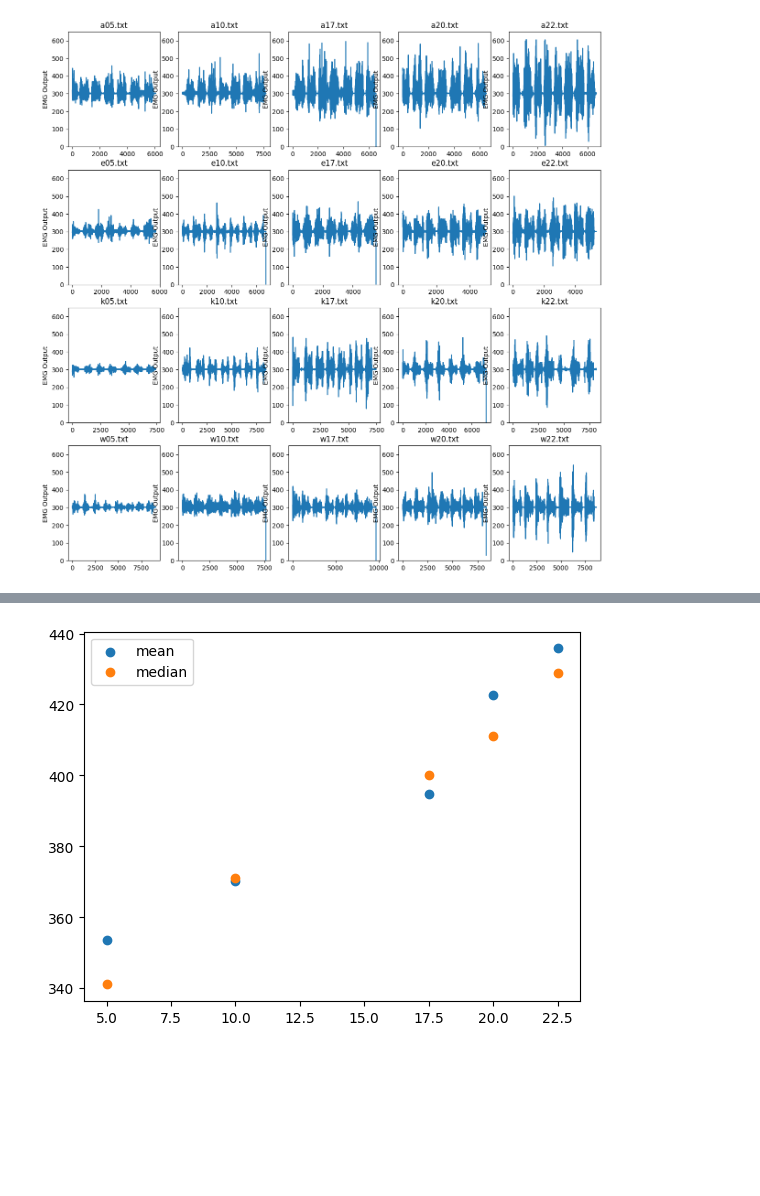
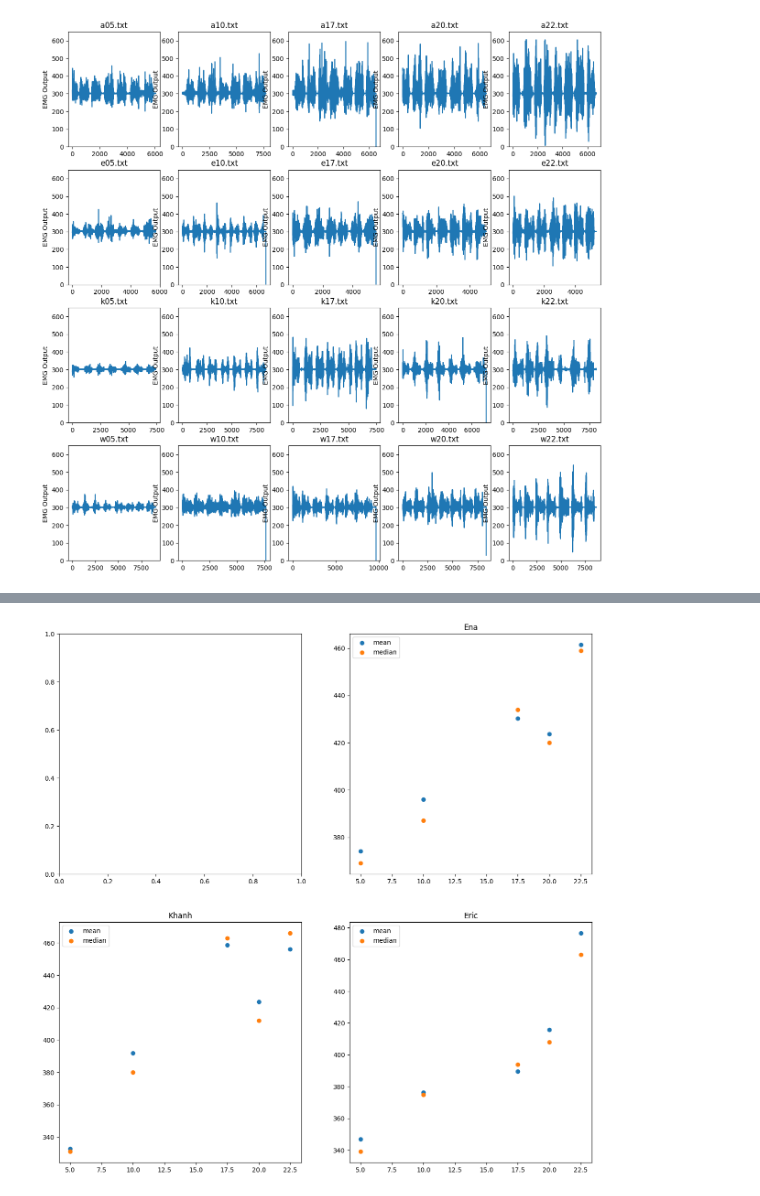
Before and after one commit to nouturnsign/physemg, a Jupyter notebook: preanalysis.ipynb, the cells around one changed output, grey strips where cells are left out. Saved outputs shown, nothing was run; the diff lists cells and outputs as text; code cells hidden in the pictures; blank space fills up the shorter version.

```diff
--- a/preanalysis.ipynb
+++ b/preanalysis.ipynb
@@ -57,6 +57,5 @@ plt.show()
 # %%
-# TODO: temporary data_files, remove when all ranges are in
-data_files = [
+w_data_files = [
     "w05.txt",
     "w10.txt",
     "w17.txt",
@@ -64,7 +63,7 @@ data_files = [
     "w22.txt",
 ]
 
-ranges = [
+w_ranges = [
     # w05
     (0, 900),
     (1000, 2000),
@@ -109,21 +210,27 @@ ranges = [
 # %%
-range_it = iter(ranges)
+def plot_central_tendencies(ax, ranges, data_files, name):
+    range_it = iter(ranges)
+    mean_maximums = []
+    median_maximums = []
+    for file in data_files:
+        position = np.loadtxt(os.path.join(data_directory, file))
+        maximums = []
+        for _ in range(7):
+            i_left, i_right = next(range_it)
+            maximums.append(np.max(position[i_left:i_right]))
+        mean_maximums.append(np.mean(maximums))
+        median_maximums.append(np.median(maximums))
 
-mean_maximums = []
-median_maximums = []
-for file in data_files:
-    position = np.loadtxt(os.path.join(data_directory, file))
-    maximums = []
-    for _ in range(5):
-        i_left, i_right = next(range_it)
-        maximums.append(np.max(position[i_left : i_right]))
-    mean_maximums.append(np.mean(maximums))
-    median_maximums.append(np.median(maximums))
-
-weights = np.array([5, 10, 17.5, 20, 22.5])
-plt.scatter(weights, mean_maximums, label="mean")
-plt.scatter(weights, median_maximums, label="median")
-plt.legend()
-plt.show()
+    weights = np.array([5, 10, 17.5, 20, 22.5])
+    ax.set_title(name)
+    ax.scatter(weights, mean_maximums, label="mean")
+    ax.scatter(weights, median_maximums, label="median")
+    ax.legend()
-# %% [output]
-[figure, removed]
+# %%
+fig, ((ax_a, ax_e), (ax_k, ax_w)) = plt.subplots(2, 2, figsize=(15, 15))
+plot_central_tendencies(ax_e, e_ranges, e_data_files, "Ena")
+plot_central_tendencies(ax_k, k_ranges, k_data_files, "Khanh")
+plot_central_tendencies(ax_w, w_ranges, w_data_files, "Eric")
+plt.show()
+# %% [output]
+[figure, added]
```
Also changed, not shown: parts of 6 cells of this notebook.
